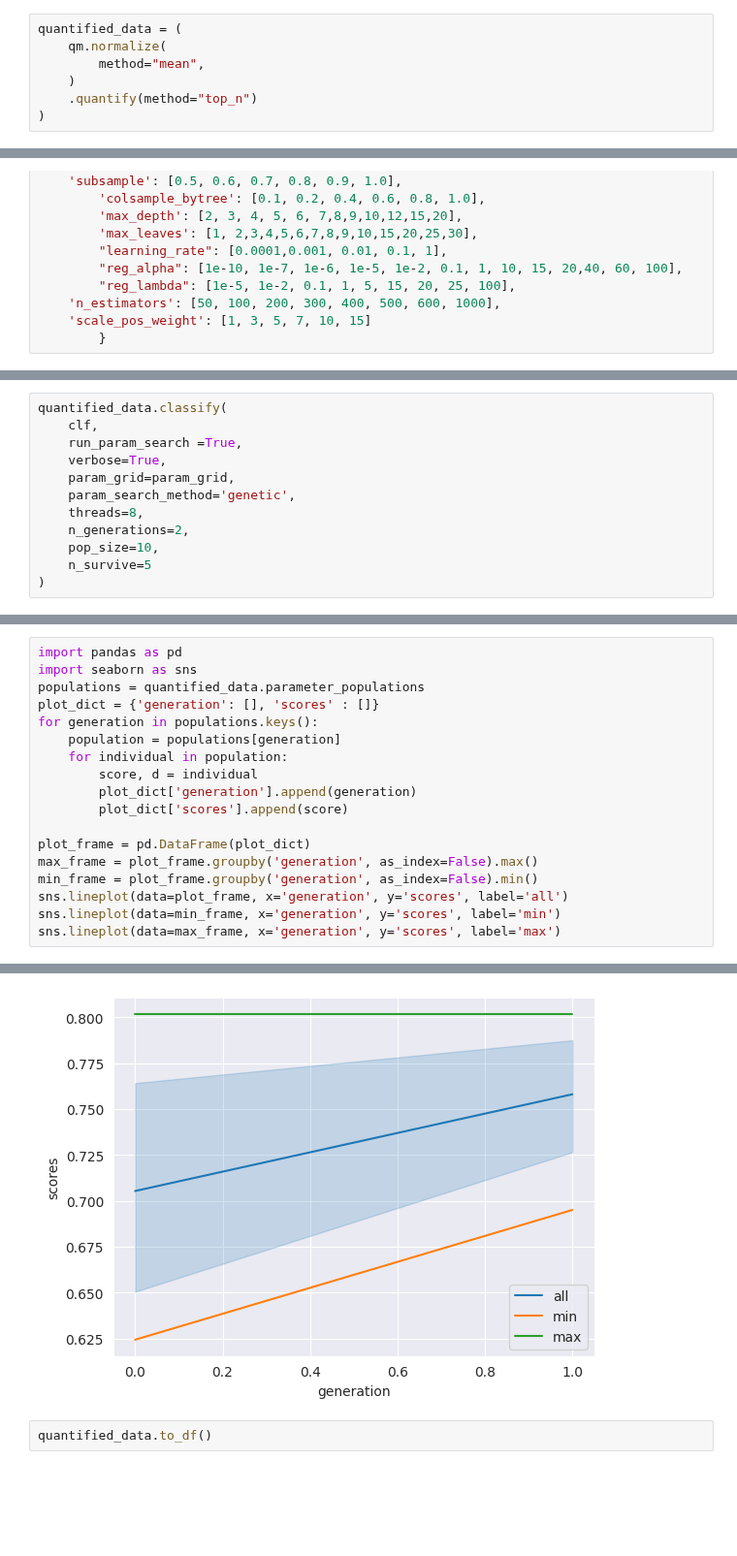
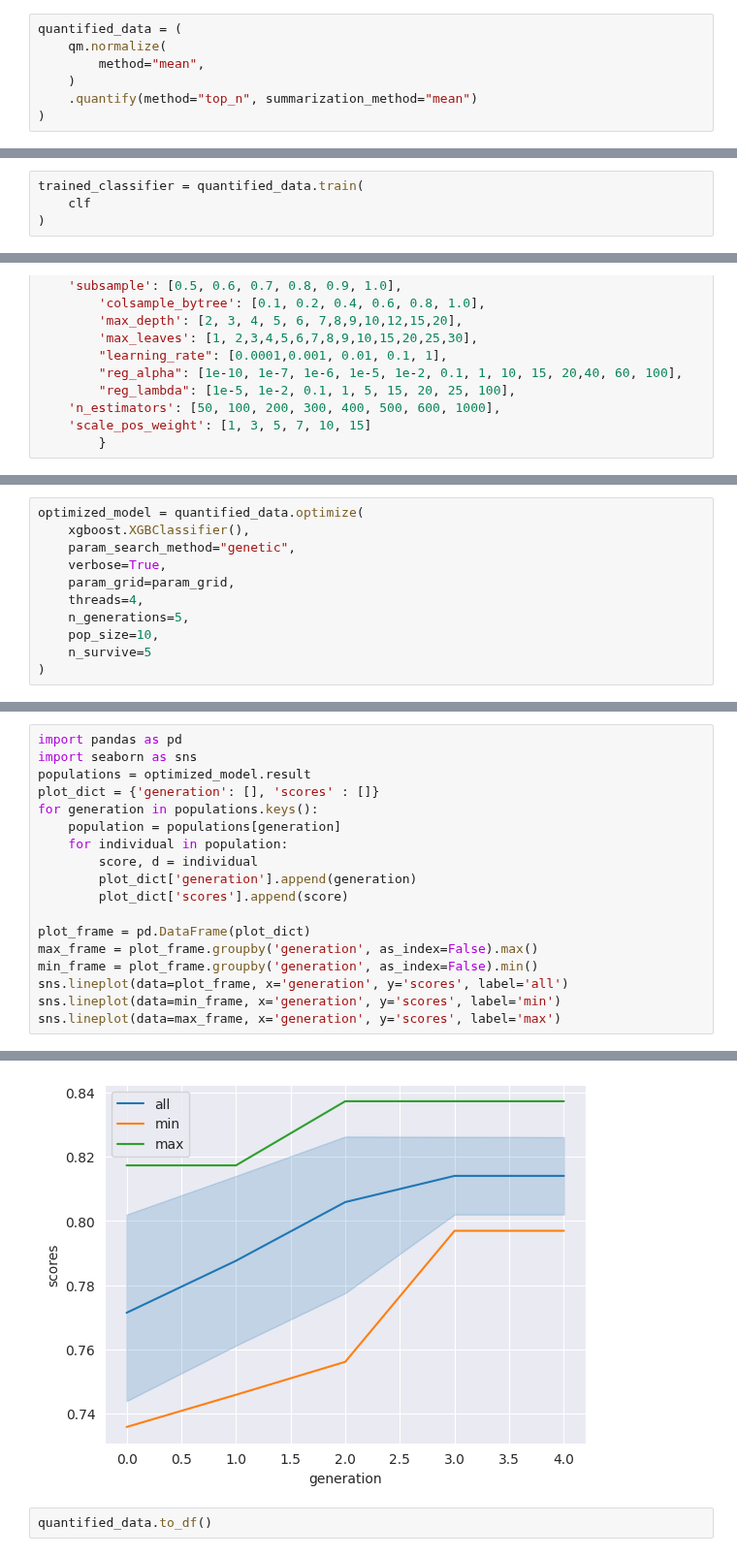
Before and after one commit to InfectionMedicineProteomics/DPKS, a Jupyter notebook: notebooks/classifier.ipynb, the cells around one changed output, grey strips where cells are left out. Shown at 97% size. Saved outputs shown, nothing was run; the diff lists cells and outputs as text; blank space fills up the shorter version.

```diff
--- a/notebooks/classifier.ipynb
+++ b/notebooks/classifier.ipynb
@@ -12,5 +12,5 @@ quantified_data = (
     qm.normalize(
         method="mean",
     )
-    .quantify(method="top_n")
+    .quantify(method="top_n", summarization_method="mean")
 )
@@ -33,0 +65,4 @@ X, y = _generate_data_matrices(quantified_data, scale)
+# %%
+trained_classifier = quantified_data.train(
+    clf
+)
@@ -55,12 +117,11 @@ clf = xgboost.XGBClassifier(
 # %%
-quantified_data.classify(
-    clf,
-    run_param_search =True,
+optimized_model = quantified_data.optimize(
+    xgboost.XGBClassifier(),
+    param_search_method="genetic",
     verbose=True,
     param_grid=param_grid,
-    param_search_method='genetic',
-    threads=8,
-    n_generations=2,
+    threads=4,
+    n_generations=5,
     pop_size=10,
     n_survive=5
 )
@@ -77,24 +145,24 @@ ntree_limit is deprecated, use `iteration_range` or model slicing instead.
 # %%
 import pandas as pd
 import seaborn as sns
-populations = quantified_data.parameter_populations
+populations = optimized_model.result
 plot_dict = {'generation': [], 'scores' : []}
 for generation in populations.keys():
     population = populations[generation]
     for individual in population:
         score, d = individual
         plot_dict['generation'].append(generation)
         plot_dict['scores'].append(score)
 
 plot_frame = pd.DataFrame(plot_dict)
 max_frame = plot_frame.groupby('generation', as_index=False).max()
 min_frame = plot_frame.groupby('generation', as_index=False).min()
 sns.lineplot(data=plot_frame, x='generation', y='scores', label='all')
 sns.lineplot(data=min_frame, x='generation', y='scores', label='min')
 sns.lineplot(data=max_frame, x='generation', y='scores', label='max')
 # %% [output]
 <Axes: xlabel='generation', ylabel='scores'>
-[figure, old version]
+[figure, new version]
 # %%
 quantified_data.to_df()
 # %% [output]
```
Also changed, not shown: parts of 12 cells of this notebook, 3 other files.
